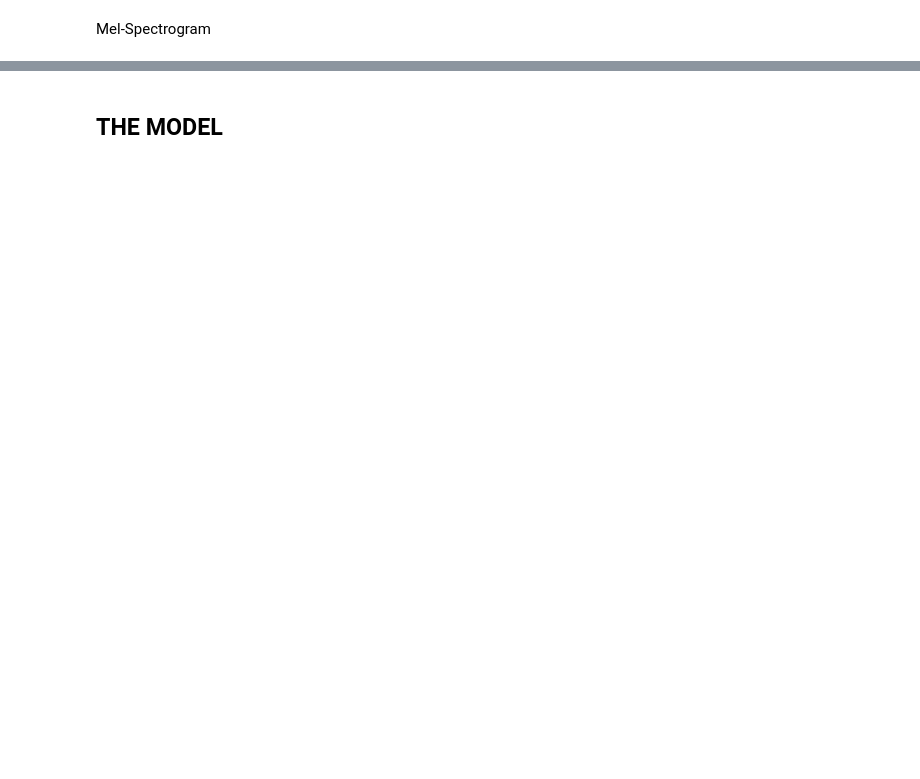
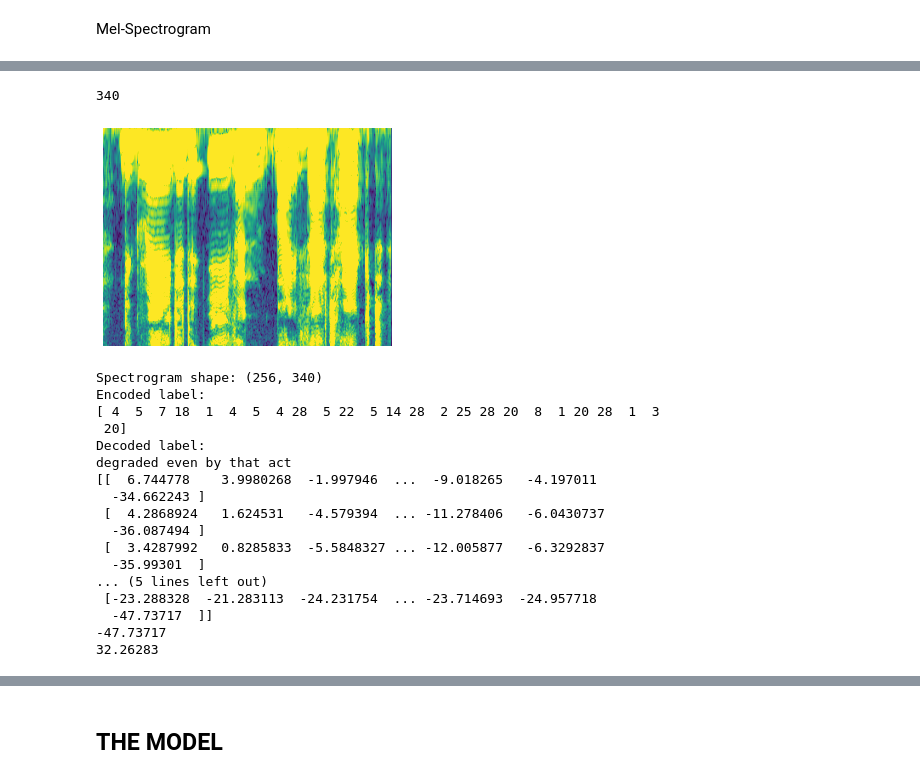
Before and after one commit to to-schi/ASR-Deepspeech2-Tensorflow, a Jupyter notebook: asr_rnn_training.ipynb, the cells around one changed output, grey strips where cells are left out. Drawn from its saved outputs; the diff is of its cells as text; code cells hidden in the pictures; blank space fills up the shorter version.

```diff
--- a/asr_rnn_training.ipynb
+++ b/asr_rnn_training.ipynb
@@ -159,7 +207,7 @@ Image(pio.to_image(fig, format='png', width=900))
 # %%
-min = 70
+min = 25
 initial_size = data.shape[0]
 data = data[data['char_length'] >= min]
-print(f'percentage of data lost after removing less than {min} character transcriptions: '
+print(f'Percentage of data lost after removing samples with less than {min} transcription length: '
       f'{(((initial_size-data.shape[0])/initial_size) * 100):.4f}%')
 # %% [output]
@@ -167,7 +215,7 @@ percentage of data lost after removing less than 70 character transcriptions: 0.
 # %%
-max = 270
+max = 290
 initial_size = data.shape[0]
 data = data[data['char_length'] <= max]
-print(f'percentage of data lost after removing more than {max} 51 character transcriptions: '
+print(f'Percentage of data lost after removing samples with more than {max} transcription length: '
       f'{(((initial_size-data.shape[0])/initial_size) * 100):.4f}%')
 # %% [output]
@@ -222,3 +263,15 @@ See the caveats in the documentation: https://pandas.pydata.org/pandas-docs/stab
+# %%
+data.sort_values(by=["char_length"], inplace=True, ascending=True)
+data.reset_index(drop=True, inplace=True)
+
+data_val.sort_values(by=["char_length"], inplace=True, ascending=True)
+data_val.reset_index(drop=True, inplace=True)
+
+data_test_clean.sort_values(by=["char_length"], inplace=True, ascending=True)
+data_test_clean.reset_index(drop=True, inplace=True)
+
+data_test_other.sort_values(by=["char_length"], inplace=True, ascending=True)
+data_test_other.reset_index(drop=True, inplace=True)
 # %% [markdown]
 ### Tokenization
 # %%
@@ -261,0 +349,25 @@ def encode_single_sample_mel(filepath, label, sr=16000, n_fft=2048, stride=128,
+# %%
+label = data.transcription[data.index.min()]
+audio_file = data.file_path[data.index.min()]
+
+audio_data, samplerate = sf.read(audio_file)
+ipd.display(ipd.Audio(data=audio_data, rate=samplerate))
+
+spec, lab = encode_sample(
+   audio_file, label)
+print(spec.shape[-2])
+spec = np.transpose(spec)
+
+plt.imshow(spec, vmax=1)
+plt.axis("off")
+#plt.savefig(MEDIA_PATH+'mel_spec.png')
+plt.show()
+print(f"Spectrogram shape: {spec.shape}")
+
+print(f"Encoded label:\n{lab}")
+decoded_label = tf.strings.reduce_join(int_to_char(lab)).numpy().decode("utf-8")
+print(f"Decoded label:\n{decoded_label}")
+print(spec)
+print(spec.min())
+print(spec.max())
+# %% [output]
@@ -261,0 +375,19 @@ def encode_single_sample_mel(filepath, label, sr=16000, n_fft=2048, stride=128,
+340
+[figure, added]
+Spectrogram shape: (256, 340)
+Encoded label:
+[ 4  5  7 18  1  4  5  4 28  5 22  5 14 28  2 25 28 20  8  1 20 28  1  3
+ 20]
+Decoded label:
+degraded even by that act
+[[  6.744778    3.9980268  -1.997946  ...  -9.018265   -4.197011
+  -34.662243 ]
+ [  4.2868924   1.624531   -4.579394  ... -11.278406   -6.0430737
+  -36.087494 ]
+ [  3.4287992   0.8285833  -5.5848327 ... -12.005877   -6.3292837
+  -35.99301  ]
+... (5 lines left out)
+ [-23.288328  -21.283113  -24.231754  ... -23.714693  -24.957718
+  -47.73717  ]]
+-47.73717
+32.26283
```
Also changed, not shown: parts of 107 cells of this notebook, 3 other files.
